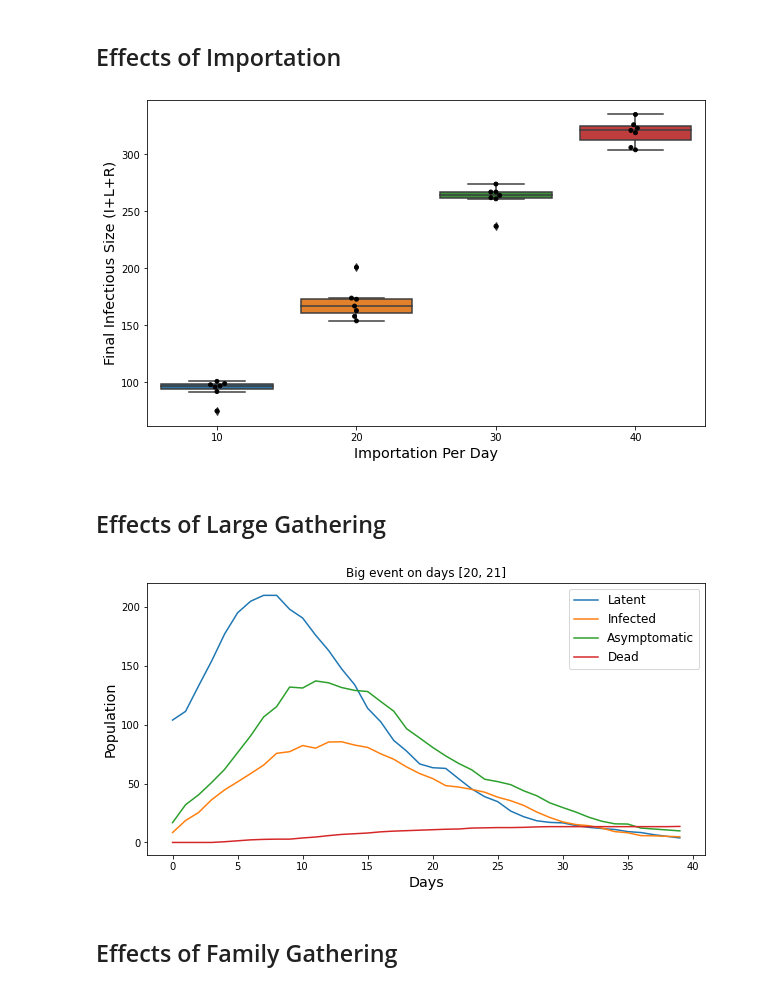
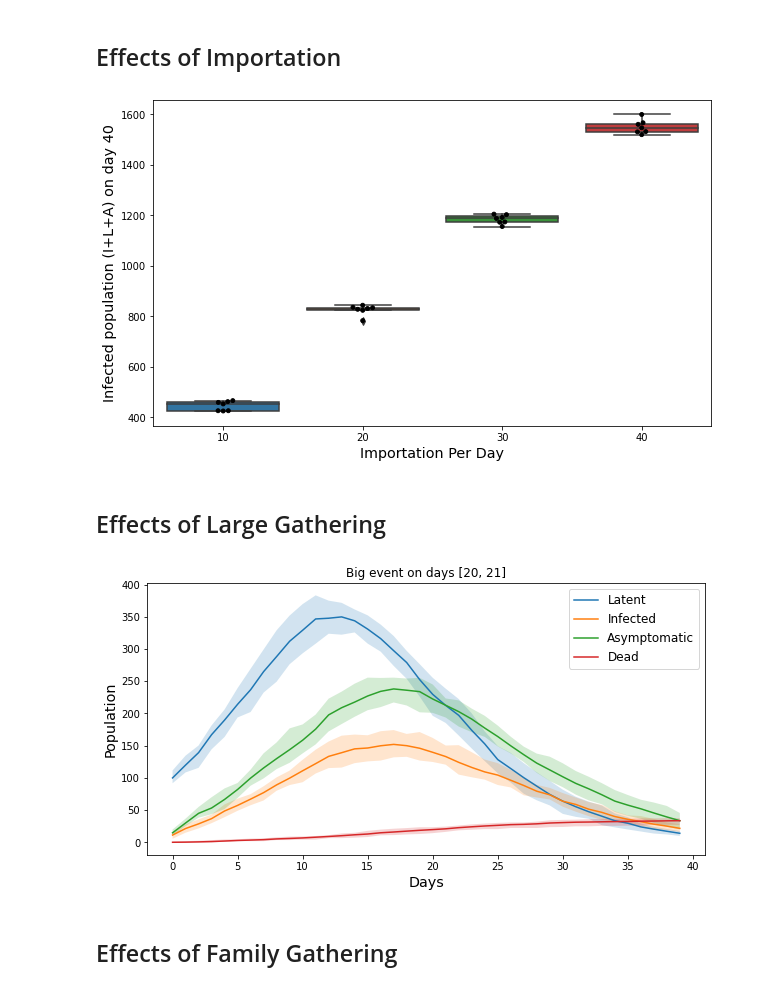
Before and after one commit to TheAkashain/NDLib-C19-UNB, a Jupyter notebook: group_network/GroupNetwork_Simulation.ipynb, the cells around one changed output. Drawn from its saved outputs; the diff is of its cells as text; code cells hidden in the pictures.

```diff
--- a/group_network/GroupNetwork_Simulation.ipynb
+++ b/group_network/GroupNetwork_Simulation.ipynb
@@ -5,7 +5,7 @@
 # %%
 from myGroupModel import myGroupModel
 
-filename = 'network_data.json'
+filename = 'output/network_data.json'
 model = myGroupModel( filename )
 # %% [markdown]
 ## Run Iteration
@@ -138,12 +138,12 @@ sns.boxplot(data=finalSizes, ax=ax)
 sns.swarmplot(data=finalSizes, ax=ax, size=4, color='k', linewidth=.9)
 plt.xticks(plt.xticks()[0], numVisitorsPerDay)
 ax.set_xlabel('Importation Per Day', fontsize='x-large')
-ax.set_ylabel('Final Infectious Size (I+L+R)', fontsize='x-large')
+ax.set_ylabel(f'Infected population (I+L+A) on day {numIter}', fontsize='x-large')
 
 with PdfPages('fig_importation.pdf') as pdf:
     pdf.savefig(fig)
 # %% [output]
-[figure, old version]
+[figure, new version]
 # %% [markdown]
 ## Effects of Large Gathering
 # %%
@@ -151,7 +151,7 @@ import random
 import itertools
 dayOfEvent = [20,21] # Big event days
 numIter = 40
-numRun = 5
+numRun = 15
 initialRate = .05
 
 numPeople = 400
@@ -174,32 +174,32 @@ for iRun in tqdm(range(numRun)):
 # %%
 import numpy as np
 from matplotlib.backends.backend_pdf import PdfPages
 
-percentile = 10
+percentile = 5
 ave, upper, lower = (defaultdict(lambda: [0]*numIter) for _ in range(3))
 skipped = ['S','RI','RA']
 for j in range(numIter):
     for c in model.statusNames:
         if c in skipped: continue
         data = [multiTrend[i][c][j] for i in range(numRun)]
         ave[c][j] = np.average(data)
         upper[c][j] = np.percentile(data,percentile)
         lower[c][j] = np.percentile(data,100-percentile)
 fig, ax = plt.subplots( figsize=(10,5) )
 days = list(range(numIter))
 for s, sName in model.statusNames.items():
     if s in skipped: continue
     ax.plot(days, ave[s], label=sName)
-    ax.fill_between(days, lower[c], upper[c], alpha=.2)
+    ax.fill_between(days, lower[s], upper[s], alpha=.2)
 ax.legend( fontsize='large' )
 ax.set_xlabel('Days', fontsize='x-large')
 ax.set_ylabel('Population', fontsize='x-large')
 ax.set_title(f'Big event on days {dayOfEvent}')
 
 with PdfPages('fig_large_gathering.pdf') as pdf:
     pdf.savefig(fig)
 # %% [output]
-[figure, old version]
+[figure, new version]
 # %% [markdown]
 ## Effects of Family Gathering
 # %%
```
Also changed, not shown: parts of 4 cells of this notebook, 12 other files.
